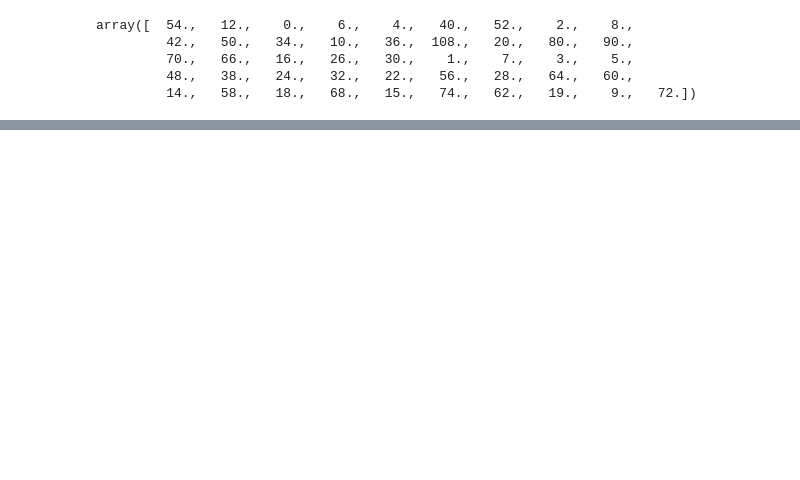
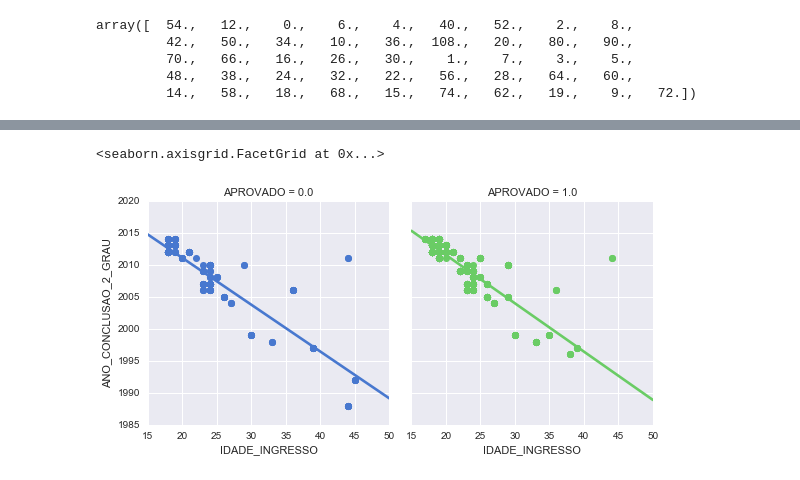
Before and after one commit to sandeco/educacao, a Jupyter notebook: si.ipynb, the cells around one changed output, grey strips where cells are left out. Cells and saved outputs as stored; diff of their text form; code cells hidden in the pictures; blank space fills up the shorter version.

```diff
--- a/si.ipynb
+++ b/si.ipynb
@@ -369,0 +487,17 @@ si
+# %%
+#EXCLUINDO OUTLIER DA SÉRIE HISTÓRICA E REGERANDO PLOT
+
+grau2_clean = grau2.loc[si['IDADE_INGRESSO']<50]
+#sb.pairplot(grau2_clean.dropna(), hue='APROVADO')
+
+sb.lmplot(x="IDADE_INGRESSO",
+          y="ANO_CONCLUSAO_2_GRAU",
+          col="APROVADO",
+          hue="APROVADO",
+          data=grau2_clean,
+          col_wrap=2, ci=None,
+          palette="muted",
+          size=4, scatter_kws={"s": 50, "alpha": 1})
+# %% [output]
+<seaborn.axisgrid.FacetGrid at 0x...>
+[figure, added]
```
Also changed, not shown: parts of 28 cells of this notebook, 1 other file.
